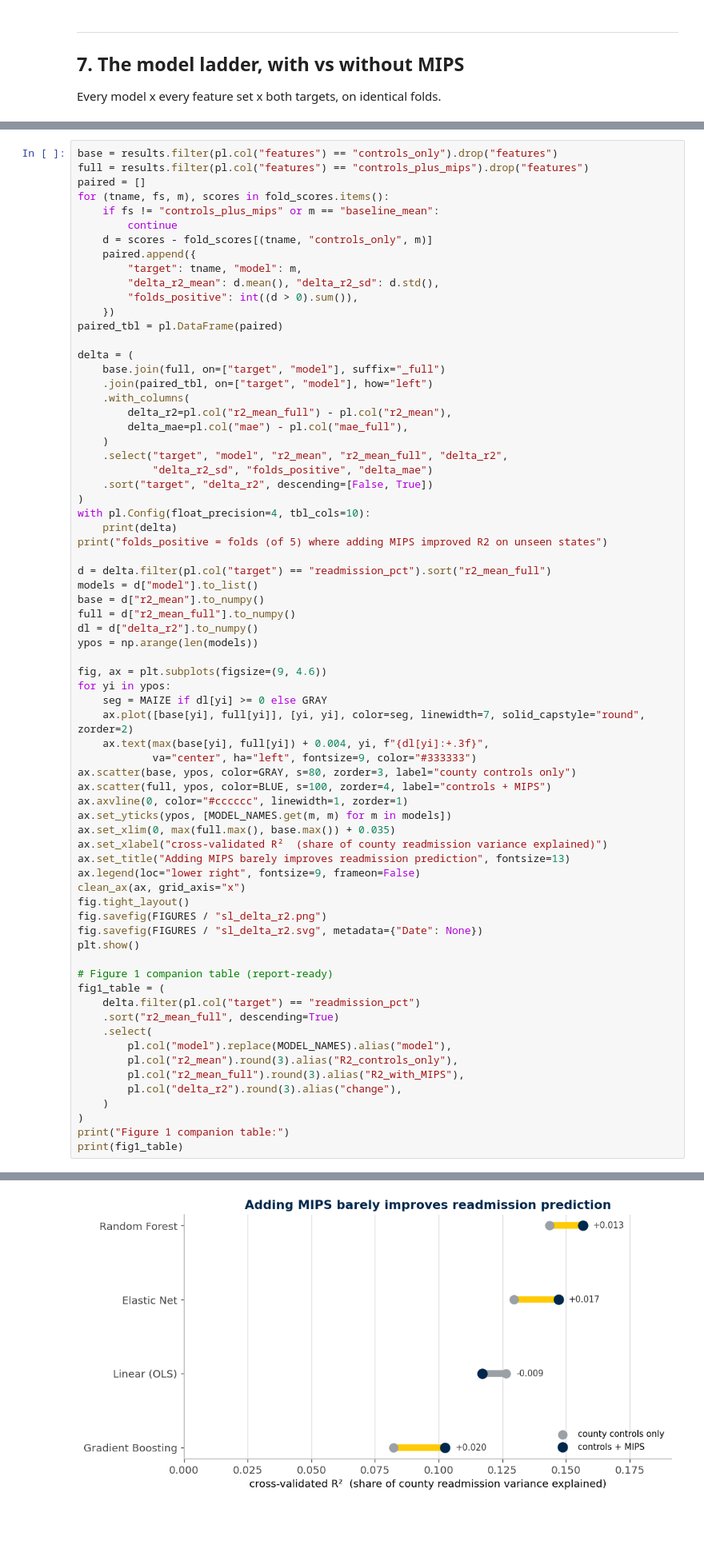
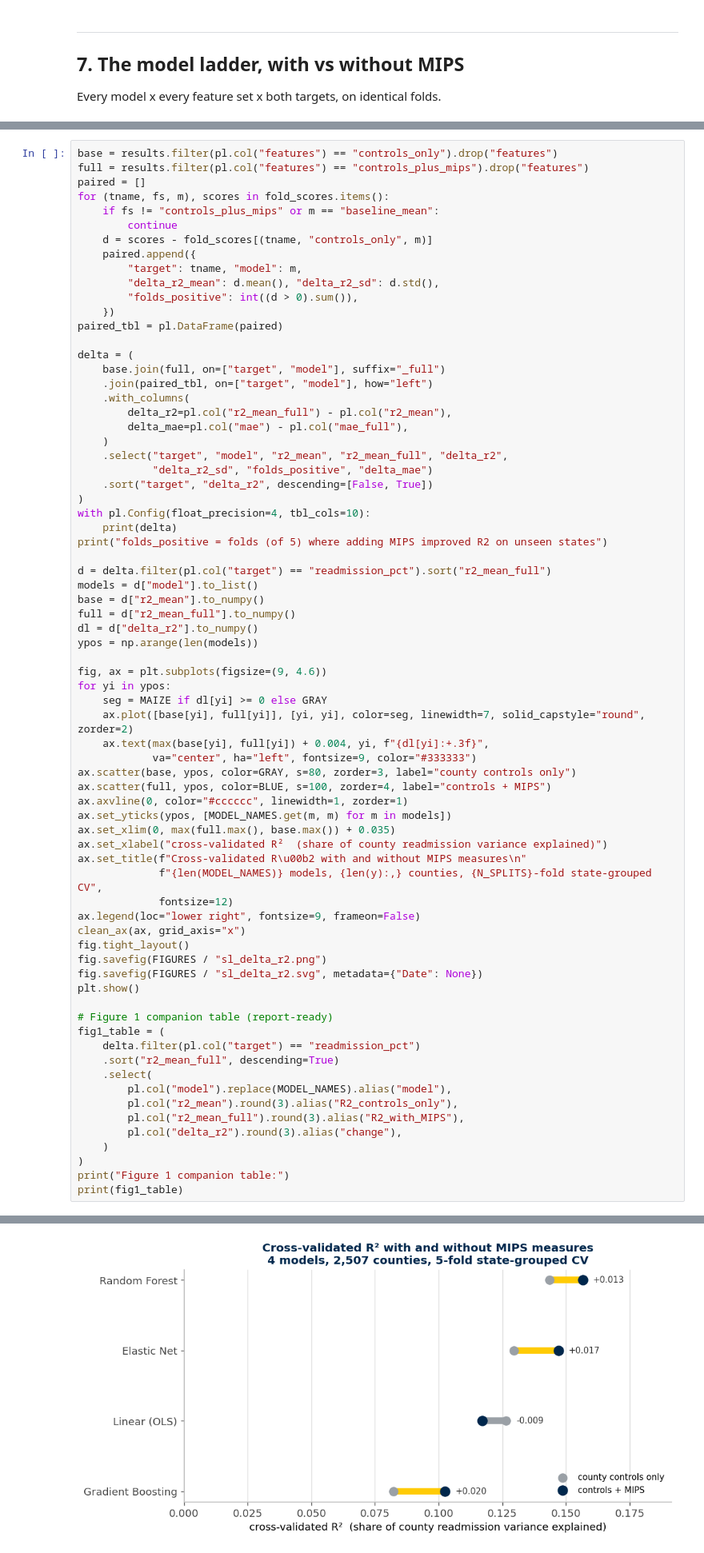
Before and after one commit to memckay/mads-capstone, a Jupyter notebook: notebooks/04_supervised_learning.ipynb, the cells around one changed output, grey strips where cells are left out. Shown at 80% size. Cells and saved outputs as stored; diff of their text form; blank space fills up the shorter version.

```diff
--- a/notebooks/04_supervised_learning.ipynb
+++ b/notebooks/04_supervised_learning.ipynb
@@ -647,7 +647,9 @@ ax.axvline(0, color="#cccccc", linewidth=1, zorder=1)
 ax.set_yticks(ypos, [MODEL_NAMES.get(m, m) for m in models])
 ax.set_xlim(0, max(full.max(), base.max()) + 0.035)
 ax.set_xlabel("cross-validated R²  (share of county readmission variance explained)")
-ax.set_title("Adding MIPS barely improves readmission prediction", fontsize=13)
+ax.set_title(f"Cross-validated R\u00b2 with and without MIPS measures\n"
+             f"{len(MODEL_NAMES)} models, {len(y):,} counties, {N_SPLITS}-fold state-grouped CV",
+             fontsize=12)
 ax.legend(loc="lower right", fontsize=9, frameon=False)
 clean_ax(ax, grid_axis="x")
 fig.tight_layout()
@@ -659,34 +661,34 @@ plt.show()
 fig1_table = (
     delta.filter(pl.col("target") == "readmission_pct")
     .sort("r2_mean_full", descending=True)
     .select(
         pl.col("model").replace(MODEL_NAMES).alias("model"),
         pl.col("r2_mean").round(3).alias("R2_controls_only"),
         pl.col("r2_mean_full").round(3).alias("R2_with_MIPS"),
         pl.col("delta_r2").round(3).alias("change"),
     )
 )
 print("Figure 1 companion table:")
 print(fig1_table)
 # %% [output]
 shape: (8, 8)
 ┌─────────────┬────────────┬─────────┬────────────┬──────────┬────────────┬────────────┬───────────┐
 │ target      ┆ model      ┆ r2_mean ┆ r2_mean_fu ┆ delta_r2 ┆ delta_r2_s ┆ folds_posi ┆ delta_mae │
 │ ---         ┆ ---        ┆ ---     ┆ ll         ┆ ---      ┆ d          ┆ tive       ┆ ---       │
 │ str         ┆ str        ┆ f64     ┆ ---        ┆ f64      ┆ ---        ┆ ---        ┆ f64       │
 │             ┆            ┆         ┆ f64        ┆          ┆ f64        ┆ i64        ┆           │
 ╞═════════════╪════════════╪═════════╪════════════╪══════════╪════════════╪════════════╪═══════════╡
 │ readmission ┆ grad_boost ┆ 0.0823  ┆ 0.1024     ┆ 0.0202   ┆ 0.0518     ┆ 2          ┆ 0.0003    │
 │ _pct        ┆            ┆         ┆            ┆          ┆            ┆            ┆           │
 │ readmission ┆ elastic_ne ┆ 0.1295  ┆ 0.1469     ┆ 0.0174   ┆ 0.0126     ┆ 5          ┆ 0.0003    │
 │ _pct        ┆ t          ┆         ┆            ┆          ┆            ┆            ┆           │
 │ readmission ┆ random_for ┆ 0.1434  ┆ 0.1565     ┆ 0.0131   ┆ 0.0143     ┆ 3          ┆ 0.0002    │
 ... (9 lines left out)
 │ stdzd_cost_ ┆ linear     ┆ 0.0266  ┆ -0.0096    ┆ -0.0362  ┆ 0.0428     ┆ 1          ┆ -27.3961  │
 │ pc          ┆            ┆         ┆            ┆          ┆            ┆            ┆           │
 └─────────────┴────────────┴─────────┴────────────┴──────────┴────────────┴────────────┴───────────┘
 folds_positive = folds (of 5) where adding MIPS improved R2 on unseen states
-[figure, old version]
+[figure, new version]
 Figure 1 companion table:
 shape: (4, 4)
 ┌───────────────────┬──────────────────┬──────────────┬────────┐
```
Also changed, not shown: parts of 4 cells of this notebook, 10 other files.
